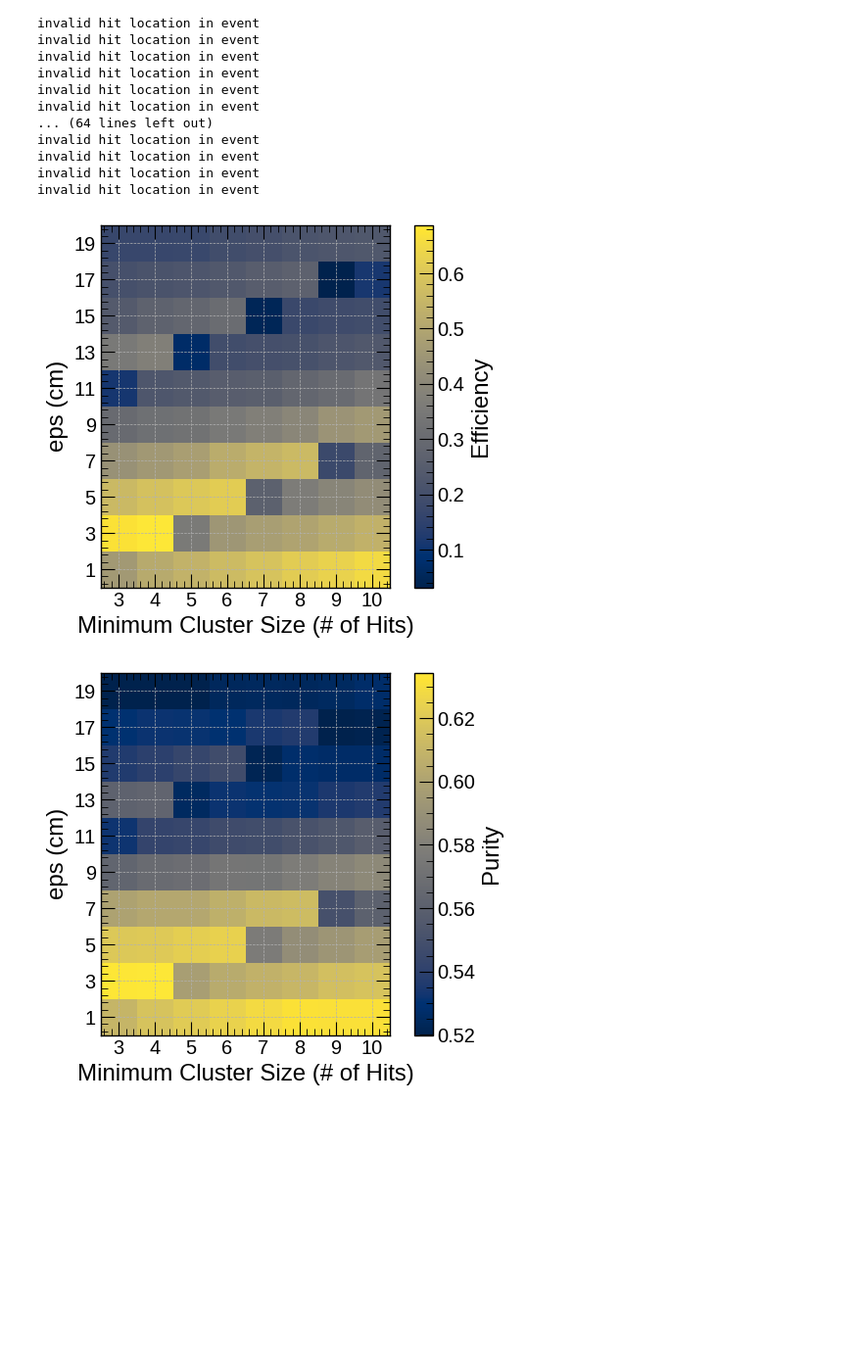
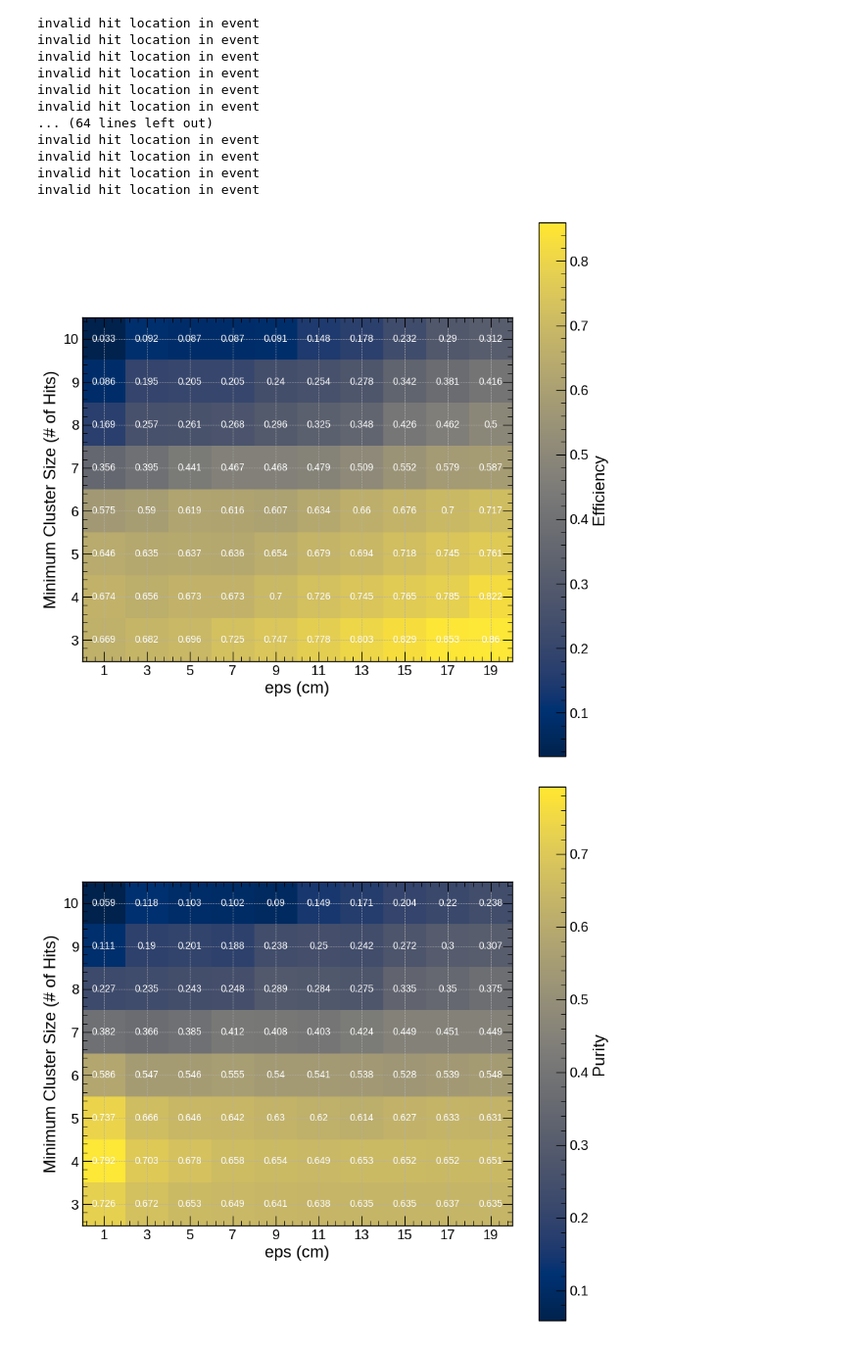
Before and after one commit to lmlepin9/2x2_neutron_sources, a Jupyter notebook: AmBe/charge/Hit_Clustering.ipynb, the cells around one changed output. Shown at 98% size. Saved outputs shown, nothing was run; the diff lists cells and outputs as text; code cells hidden in the pictures; blank space fills up the shorter version.

```diff
--- a/AmBe/charge/Hit_Clustering.ipynb
+++ b/AmBe/charge/Hit_Clustering.ipynb
@@ -100,6 +100,15 @@ def overlap_MC_Cosmic(cosmic_file, MC_file):
 
     return np.array(overlapped_E), np.array(overlapped_location), np.array(overlapped_evtid), np.array(overlapped_n_process)
 # %%
+# Generate data
 E_overlapped, loc_overlapped, evtid_overlapped, n_process_overlapped = overlap_MC_Cosmic(cosmic_data, MC_data)
+
+# Physical constants for analysis
+# Drift velocity in :math:`cm/\mu s`
+V_DRIFT = 0.1648 # cm / us
+t_per_tick = 0.1 # us / tick
+
+# Convert time dimension to drift distance using drift velocity
+loc_overlapped[:,0] *= V_DRIFT*t_per_tick
 # %% [markdown]
 ### Scan DBScan parameters optimize the clustering
@@ -176,13 +206,15 @@ def cluster_hits(locs, evt_ids, process_labels, cluster_size, Eps):
 avg_eff_per_evt = []
 avg_pur_per_evt = []
 ncluster_per_evt = []
+percentage_mchits = []
 
 for m in cluster_size_list:
     for n in eps_list:
-        eff,pur,nc = cluster_hits(loc_overlapped, evtid_overlapped, n_process_overlapped, m, n)
+        eff,pur,nc,per = cluster_hits(loc_overlapped, evtid_overlapped, n_process_overlapped, m, n)
         avg_eff_per_evt.append(eff)
         avg_pur_per_evt.append(pur)
         ncluster_per_evt.append(nc)
+        percentage_mchits.append(per)
 # %% [output]
 invalid hit location in event
 invalid hit location in event
@@ -204,45 +236,62 @@ invalid hit location in event
 # %%
 # Generate a 2d histogram of the efficiency and purity
 
 # Turn the list of effciency and purity into 2d arrays
 # eps varies across rows, cluster size vary across columns
 
-eff_array = np.reshape(avg_eff_per_evt, (len(eps_list), len(cluster_size_list)))
-pur_array = np.reshape(avg_pur_per_evt, (len(eps_list), len(cluster_size_list)))
+eff_array = np.reshape(avg_eff_per_evt, (len(cluster_size_list), len(eps_list)))
+pur_array = np.reshape(avg_pur_per_evt, (len(cluster_size_list), len(eps_list)))
 
 
 # Efficiency
+plt.figure(figsize=(10, 10))
 plt.imshow(eff_array, origin='lower')
 plt.colorbar(label='Efficiency')
-plt.ylabel('eps (cm)')
-plt.xlabel('Minimum Cluster Size (# of Hits)')
-plt.xticks(ticks=np.arange(0,len(cluster_size_list),1), labels=cluster_size_list)
-plt.yticks(ticks=np.arange(0,len(eps_list),1), labels=eps_list)
+plt.xlabel('eps (cm)')
+plt.ylabel('Minimum Cluster Size (# of Hits)')
+plt.yticks(ticks=np.arange(0,len(cluster_size_list),1), labels=cluster_size_list)
+plt.xticks(ticks=np.arange(0,len(eps_list),1), labels=eps_list)
 #plt.title('Average Efficiency per Event')
 plt.grid(True)
+
+# Loop over data dimensions and create text annotations.
+for i in range(len(cluster_size_list)):
+    for j in range(len(eps_list)):
+        text = plt.text(j, i, eff_array[i, j].round(3),
+                       ha="center", va="center", color="w")
+
 plt.show()
 
+
 # Purity
+plt.figure(figsize=(10, 10))
 plt.imshow(pur_array, origin='lower')
 plt.colorbar(label='Purity')
-plt.ylabel('eps (cm)')
-plt.xlabel('Minimum Cluster Size (# of Hits)')
-plt.xticks(ticks=np.arange(0,len(cluster_size_list),1), labels=cluster_size_list)
-plt.yticks(ticks=np.arange(0,len(eps_list),1), labels=eps_list)
+plt.xlabel('eps (cm)')
+plt.ylabel('Minimum Cluster Size (# of Hits)')
+plt.yticks(ticks=np.arange(0,len(cluster_size_list),1), labels=cluster_size_list)
+plt.xticks(ticks=np.arange(0,len(eps_list),1), labels=eps_list)
 #plt.title('Average Purity per Event')
 plt.grid(True)
+
+# Loop over data dimensions and create text annotations.
+for i in range(len(cluster_size_list)):
+    for j in range(len(eps_list)):
+        text = plt.text(j, i, pur_array[i, j].round(3),
+                       ha="center", va="center", color="w")
+
 plt.show()
 
 # Purity/Efficiency
 plt.imshow(pur_array/eff_array, origin='lower')
 plt.colorbar(label='Purity/Efficiency')
-plt.ylabel('eps (cm)')
-plt.xlabel('Minimum Cluster Size (# of Hits)')
-plt.xticks(ticks=np.arange(0,len(cluster_size_list),1), labels=cluster_size_list)
-plt.yticks(ticks=np.arange(0,len(eps_list),1), labels=eps_list)
+plt.xlabel('eps (cm)')
+plt.ylabel('Minimum Cluster Size (# of Hits)')
+plt.yticks(ticks=np.arange(0,len(cluster_size_list),1), labels=cluster_size_list)
+plt.xticks(ticks=np.arange(0,len(eps_list),1), labels=eps_list)
 #plt.title('Purity/Efficiency per Event')
 plt.grid(True)
 plt.show()
 # %% [output]
-[figure, old version]
+[figure, new version]
-[figure, old version]
+[figure, new version]
```
Also changed, not shown: parts of 25 cells of this notebook.
